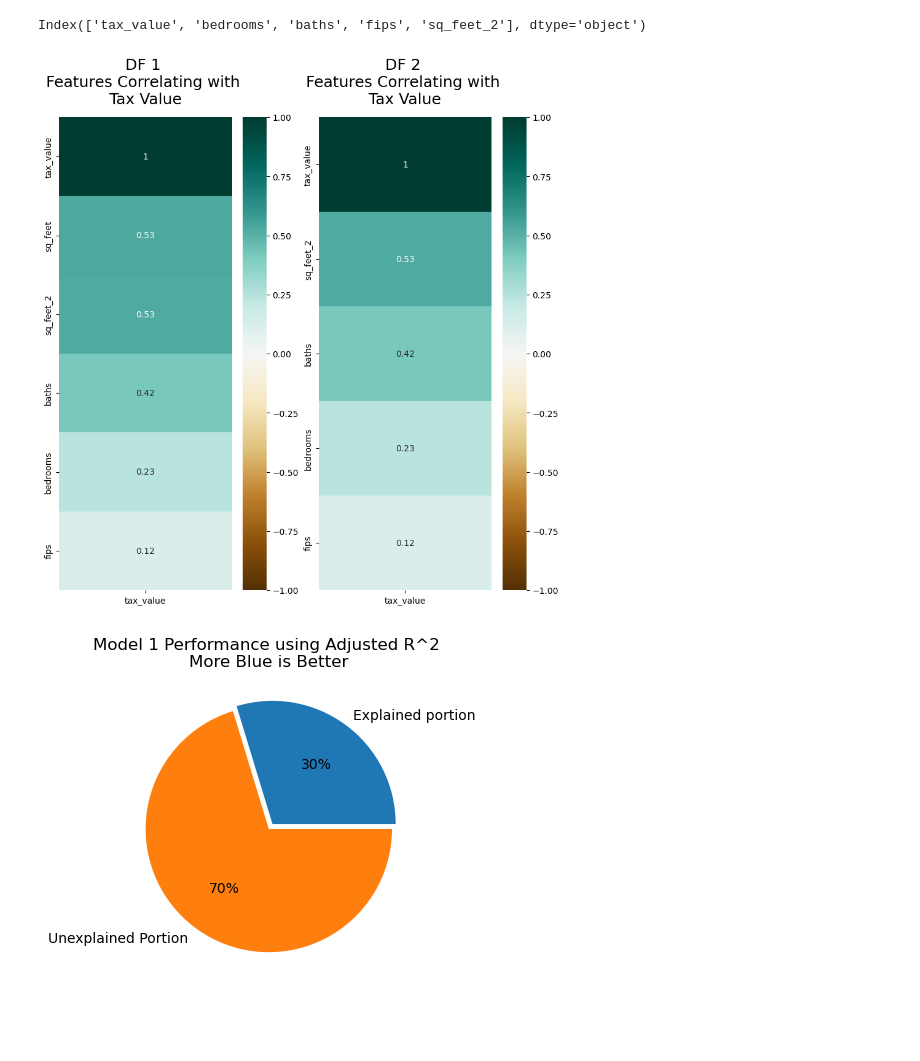
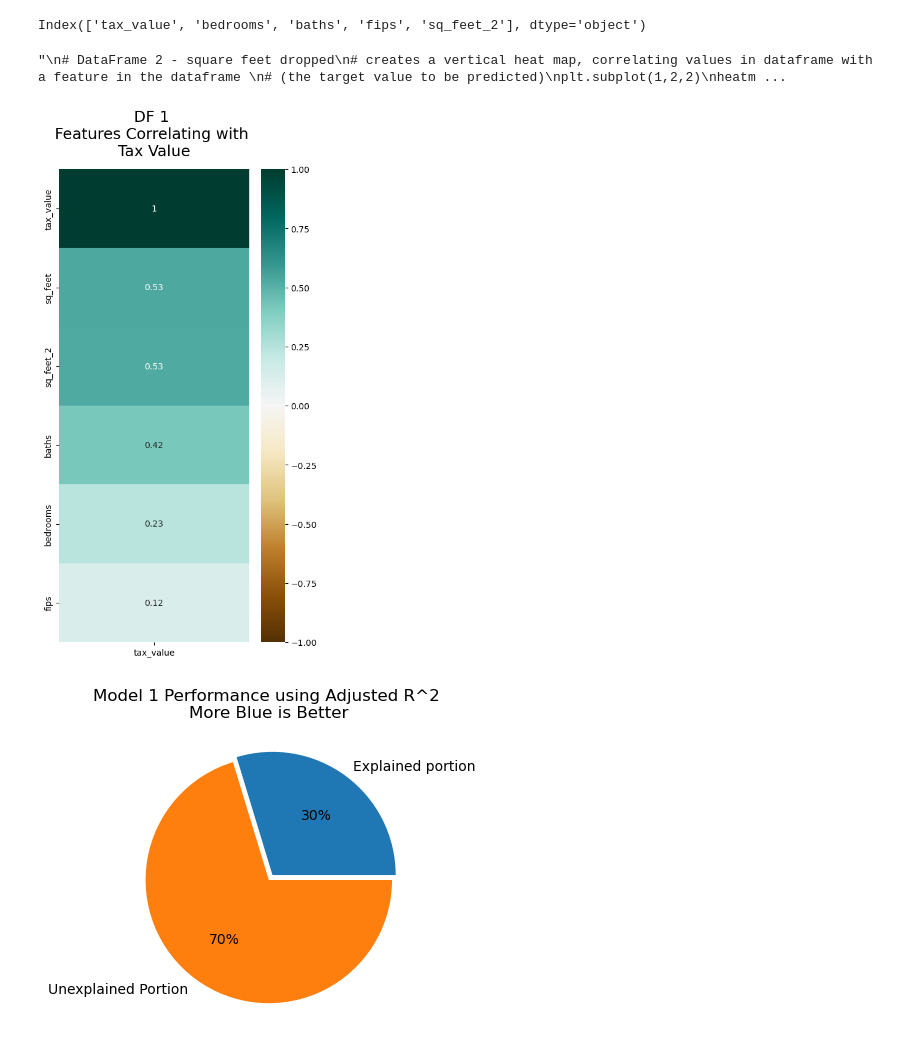
Before and after one commit to jcrosenberger/regression_zillow_2017, a Jupyter notebook: work_in_progress.ipynb, the cells around one changed output. Drawn from its saved outputs; the diff is of its cells as text; code cells hidden in the pictures; blank space fills up the shorter version.

```diff
--- a/work_in_progress.ipynb
+++ b/work_in_progress.ipynb
@@ -376,34 +376,36 @@ df2.drop(columns = "sq_feet", inplace = True)
 # %%
 ''' creating correlation heat maps for our model with square feet - squared and the one with squared square feet having dropped square feet
 The first df has both square feet and squared, square feet features
 The second df has only the squared square feet feature
 '''
 
 # sets size of the vizualization product
-plt.figure(figsize=(10,10))
+plt.figure(figsize=(5,10))
 
 # DataFrame 1 - both features
 # creates a vertical heat map, correlating values in dataframe with a feature in the dataframe
 # (the target value to be predicted)
-plt.subplot(1,2,1)
+#plt.subplot(1,2,1)
 heatmap = sns.heatmap(df.corr()[['tax_value']].sort_values(by='tax_value', ascending = False), vmin=-1, vmax=1, annot=True,cmap='BrBG')
 
 # title information
 heatmap.set_title('DF 1 \nFeatures Correlating with \nTax Value', fontdict={'fontsize':18}, pad=16);
 
-
+'''
 # DataFrame 2 - square feet dropped
 # creates a vertical heat map, correlating values in dataframe with a feature in the dataframe
 # (the target value to be predicted)
 plt.subplot(1,2,2)
 heatmap = sns.heatmap(df2.corr()[['tax_value']].sort_values(by='tax_value', ascending = False), vmin=-1, vmax=1, annot=True,cmap='BrBG')
 
 # title information
 heatmap.set_title('DF 2 \nFeatures Correlating with \nTax Value', fontdict={'fontsize':18}, pad=16);
 
 plt.show()
+'''
 # %% [output]
+"\n# DataFrame 2 - square feet dropped\n# creates a vertical heat map, correlating values in dataframe with a feature in the dataframe \n# (the target value to be predicted)\nplt.subplot(1,2,2)\nheatm ...
-[figure, old version]
+[figure, new version]
 # %%
 '''
 Pie chart for Model 1
```
Also changed, not shown: parts of 2 cells of this notebook, 3 other files.
